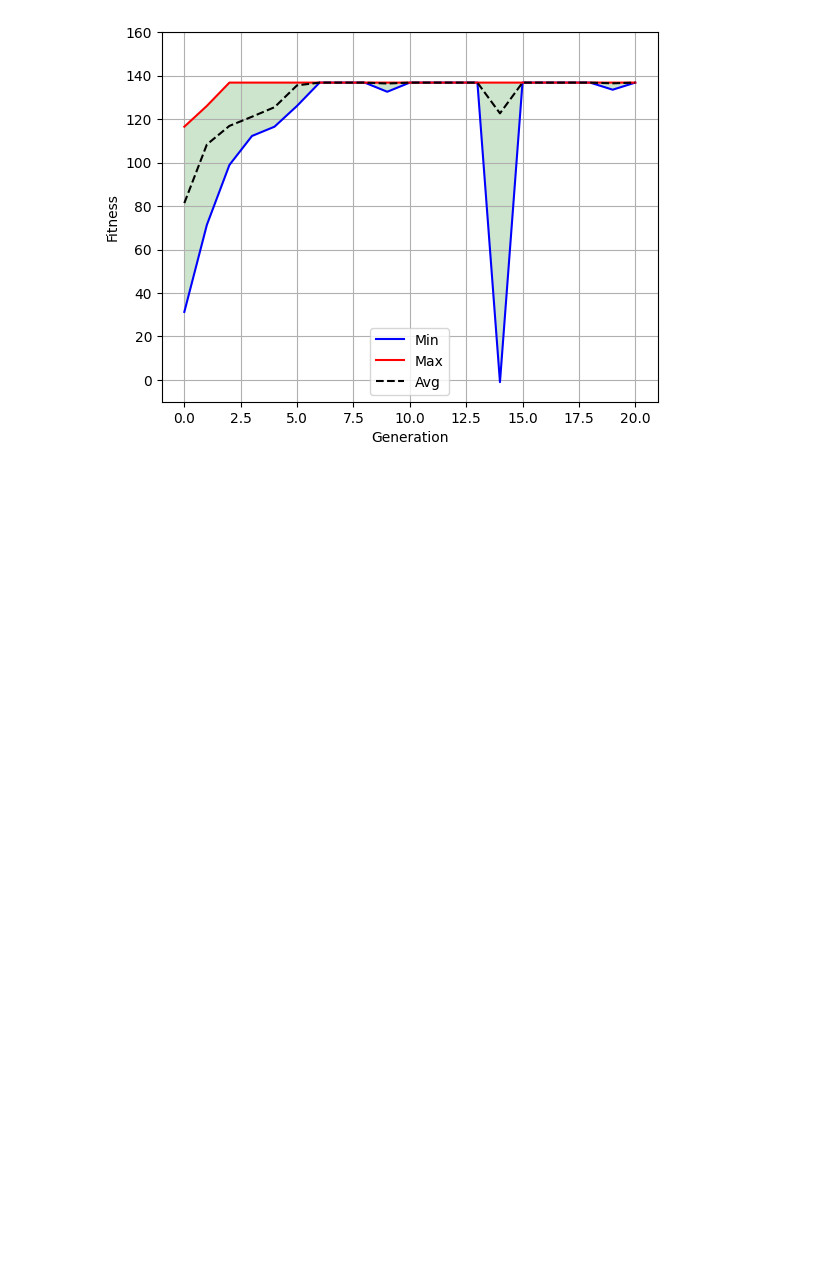
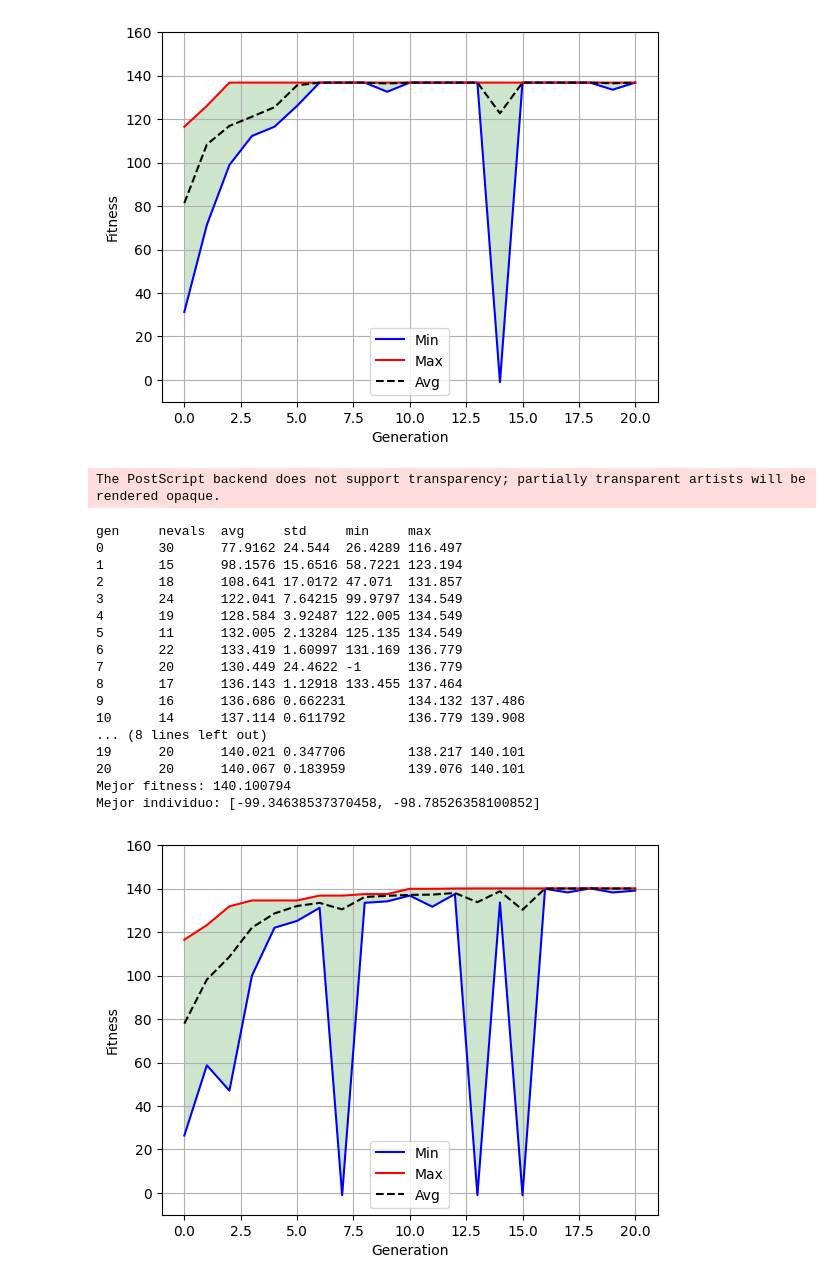
Before and after one commit to Zelio-1/Procesamiento-inteligente-de-datos_MiguelRuz, a Jupyter notebook: Practica_16/optimizacion.ipynb, the cells around one changed output. Drawn from its saved outputs; the diff is of its cells as text; code cells hidden in the pictures; blank space fills up the shorter version.

```diff
--- a/Practica_16/optimizacion.ipynb
+++ b/Practica_16/optimizacion.ipynb
@@ -136,0 +144,25 @@ The PostScript backend does not support transparency; partially transparent arti
+# %%
+best, log = main()
+print("Mejor fitness: %f" %best[0].fitness.values)
+print("Mejor individuo: %s" %best[0])
+plot_evolucion(log)
+# %% [output]
+The PostScript backend does not support transparency; partially transparent artists will be rendered opaque.
+gen     nevals  avg     std     min     max
+0       30      77.9162 24.544  26.4289 116.497
+1       15      98.1576 15.6516 58.7221 123.194
+2       18      108.641 17.0172 47.071  131.857
+3       24      122.041 7.64215 99.9797 134.549
+4       19      128.584 3.92487 122.005 134.549
+5       11      132.005 2.13284 125.135 134.549
+6       22      133.419 1.60997 131.169 136.779
+7       20      130.449 24.4622 -1      136.779
+8       17      136.143 1.12918 133.455 137.464
+9       16      136.686 0.662231        134.132 137.486
+10      14      137.114 0.611792        136.779 139.908
+... (8 lines left out)
+19      20      140.021 0.347706        138.217 140.101
+20      20      140.067 0.183959        139.076 140.101
+Mejor fitness: 140.100794
+Mejor individuo: [-99.34638537370458, -98.78526358100852]
+[figure, added]
```
Also changed, not shown: parts of 4 cells of this notebook, 1 other file.
